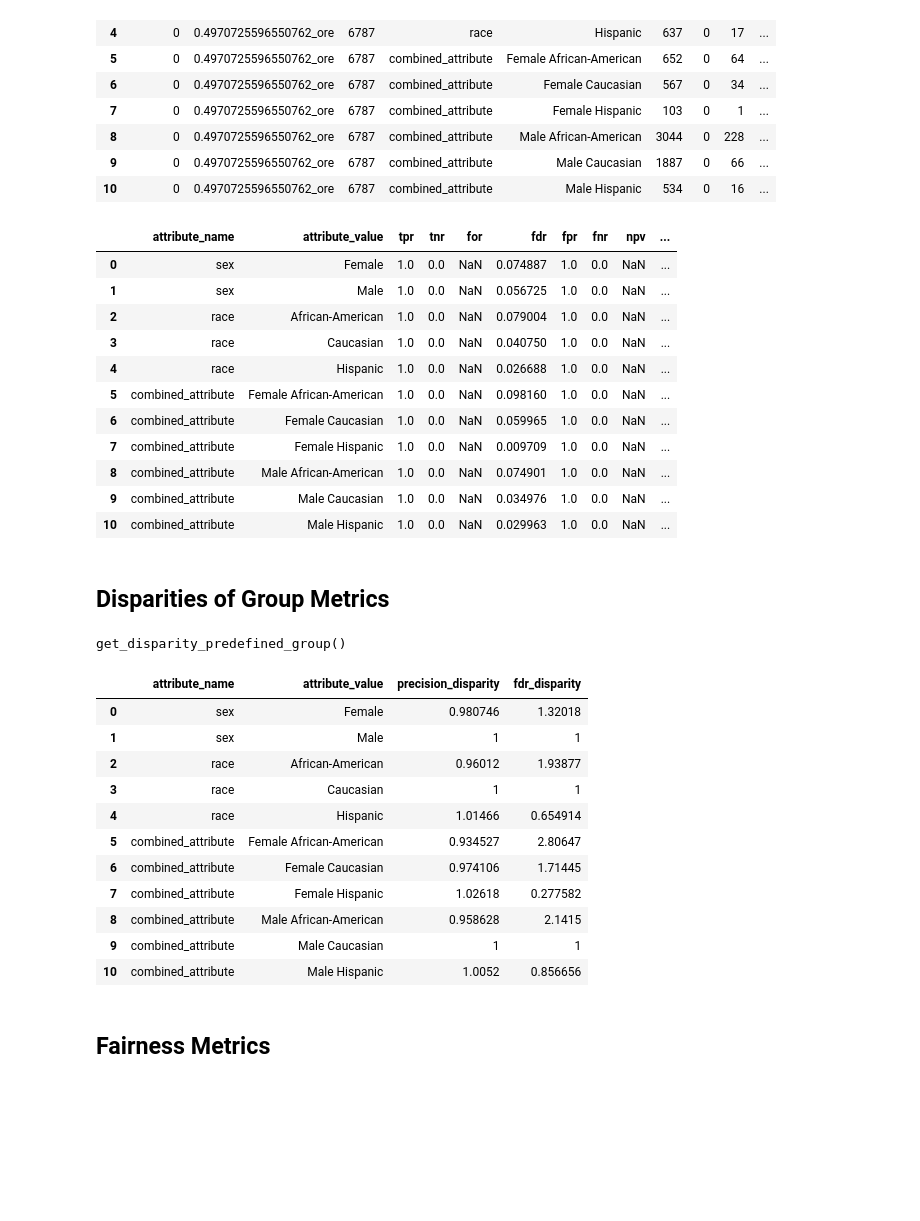
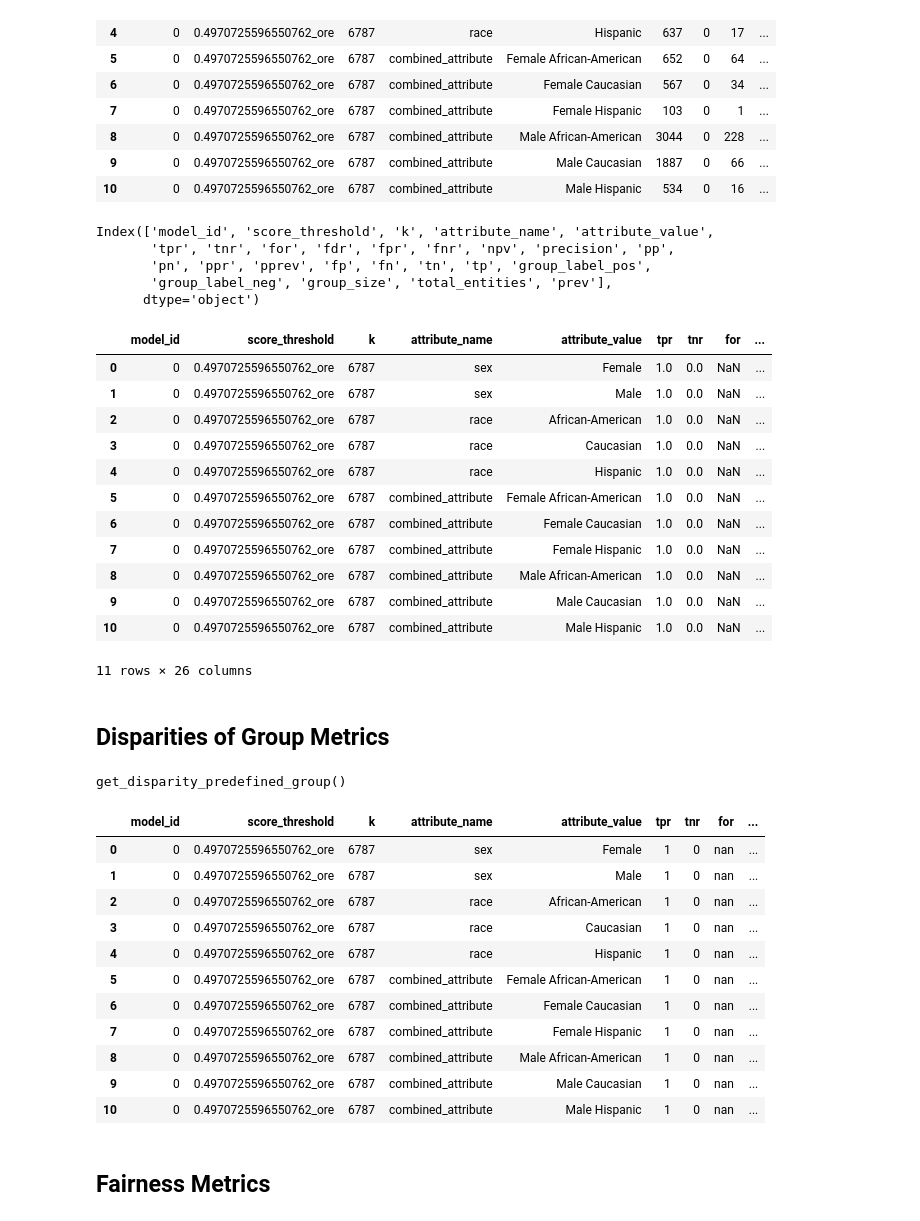
Before and after one commit to namsor/namsor-compass, a Jupyter notebook: 05_Data_Analysis_01_Fairness_Analysis_of_Gender_Endpoint.ipynb, the cells around one changed output. Drawn from its saved outputs; the diff is of its cells as text; code cells hidden in the pictures; blank space fills up the shorter version.

```diff
--- a/05_Data_Analysis_01_Fairness_Analysis_of_Gender_Endpoint.ipynb
+++ b/05_Data_Analysis_01_Fairness_Analysis_of_Gender_Endpoint.ipynb
@@ -103,21 +103,30 @@ def _color_red_or_green_or_orange(val): # https://stackoverflow.com/questions/28
         return 'color: %s' % color
     except:
         return 'color: black'
+# %%
+xtab.columns
+# %% [output]
+Index(['model_id', 'score_threshold', 'k', 'attribute_name', 'attribute_value',
+       'tpr', 'tnr', 'for', 'fdr', 'fpr', 'fnr', 'npv', 'precision', 'pp',
+       'pn', 'ppr', 'pprev', 'fp', 'fn', 'tn', 'tp', 'group_label_pos',
+       'group_label_neg', 'group_size', 'total_entities', 'prev'],
+      dtype='object')
 # %%
-xtab[['attribute_name', 'attribute_value'] + absolute_metrics]
+xtab #[['attribute_name', 'attribute_value'] + absolute_metrics]
 # %% [output]
-|  | attribute_name | attribute_value | tpr | tnr | for | fdr | fpr | fnr | npv | ... |
-| 0 | sex | Female | 1.0 | 0.0 | NaN | 0.074887 | 1.0 | 0.0 | NaN | ... |
-| 1 | sex | Male | 1.0 | 0.0 | NaN | 0.056725 | 1.0 | 0.0 | NaN | ... |
-| 2 | race | African-American | 1.0 | 0.0 | NaN | 0.079004 | 1.0 | 0.0 | NaN | ... |
-| 3 | race | Caucasian | 1.0 | 0.0 | NaN | 0.040750 | 1.0 | 0.0 | NaN | ... |
-| 4 | race | Hispanic | 1.0 | 0.0 | NaN | 0.026688 | 1.0 | 0.0 | NaN | ... |
-| 5 | combined_attribute | Female African-American | 1.0 | 0.0 | NaN | 0.098160 | 1.0 | 0.0 | NaN | ... |
-| 6 | combined_attribute | Female Caucasian | 1.0 | 0.0 | NaN | 0.059965 | 1.0 | 0.0 | NaN | ... |
-| 7 | combined_attribute | Female Hispanic | 1.0 | 0.0 | NaN | 0.009709 | 1.0 | 0.0 | NaN | ... |
-| 8 | combined_attribute | Male African-American | 1.0 | 0.0 | NaN | 0.074901 | 1.0 | 0.0 | NaN | ... |
-| 9 | combined_attribute | Male Caucasian | 1.0 | 0.0 | NaN | 0.034976 | 1.0 | 0.0 | NaN | ... |
-| 10 | combined_attribute | Male Hispanic | 1.0 | 0.0 | NaN | 0.029963 | 1.0 | 0.0 | NaN | ... |
+|  | model_id | score_threshold | k | attribute_name | attribute_value | tpr | tnr | for | ... |
+| 0 | 0 | 0.4970725596550762_ore | 6787 | sex | Female | 1.0 | 0.0 | NaN | ... |
+| 1 | 0 | 0.4970725596550762_ore | 6787 | sex | Male | 1.0 | 0.0 | NaN | ... |
+| 2 | 0 | 0.4970725596550762_ore | 6787 | race | African-American | 1.0 | 0.0 | NaN | ... |
+| 3 | 0 | 0.4970725596550762_ore | 6787 | race | Caucasian | 1.0 | 0.0 | NaN | ... |
+| 4 | 0 | 0.4970725596550762_ore | 6787 | race | Hispanic | 1.0 | 0.0 | NaN | ... |
+| 5 | 0 | 0.4970725596550762_ore | 6787 | combined_attribute | Female African-American | 1.0 | 0.0 | NaN | ... |
+| 6 | 0 | 0.4970725596550762_ore | 6787 | combined_attribute | Female Caucasian | 1.0 | 0.0 | NaN | ... |
+| 7 | 0 | 0.4970725596550762_ore | 6787 | combined_attribute | Female Hispanic | 1.0 | 0.0 | NaN | ... |
+| 8 | 0 | 0.4970725596550762_ore | 6787 | combined_attribute | Male African-American | 1.0 | 0.0 | NaN | ... |
+| 9 | 0 | 0.4970725596550762_ore | 6787 | combined_attribute | Male Caucasian | 1.0 | 0.0 | NaN | ... |
+| 10 | 0 | 0.4970725596550762_ore | 6787 | combined_attribute | Male Hispanic | 1.0 | 0.0 | NaN | ... |
+11 rows × 26 columns
 # %% [markdown]
 ## Disparities of Group Metrics
 # %%
@@ -129,21 +138,21 @@ bdf = b.get_disparity_predefined_groups(xtab, original_df=df,
 
 bdf_overview = bdf[["attribute_name", "attribute_value", "precision_disparity", "fdr_disparity"]]
 
-bdf_overview.style.applymap(_color_red_or_green_or_orange)
+bdf.style.applymap(_color_red_or_green_or_orange) #_overview
 # %% [output]
 get_disparity_predefined_group()
-|  | attribute_name | attribute_value | precision_disparity | fdr_disparity |
-| 0 | sex | Female | 0.980746 | 1.32018 |
-| 1 | sex | Male | 1 | 1 |
-| 2 | race | African-American | 0.96012 | 1.93877 |
-| 3 | race | Caucasian | 1 | 1 |
-| 4 | race | Hispanic | 1.01466 | 0.654914 |
-| 5 | combined_attribute | Female African-American | 0.934527 | 2.80647 |
-| 6 | combined_attribute | Female Caucasian | 0.974106 | 1.71445 |
-| 7 | combined_attribute | Female Hispanic | 1.02618 | 0.277582 |
-| 8 | combined_attribute | Male African-American | 0.958628 | 2.1415 |
-| 9 | combined_attribute | Male Caucasian | 1 | 1 |
-| 10 | combined_attribute | Male Hispanic | 1.0052 | 0.856656 |
+|  | model_id | score_threshold | k | attribute_name | attribute_value | tpr | tnr | for | ... |
+| 0 | 0 | 0.4970725596550762_ore | 6787 | sex | Female | 1 | 0 | nan | ... |
+| 1 | 0 | 0.4970725596550762_ore | 6787 | sex | Male | 1 | 0 | nan | ... |
+| 2 | 0 | 0.4970725596550762_ore | 6787 | race | African-American | 1 | 0 | nan | ... |
+| 3 | 0 | 0.4970725596550762_ore | 6787 | race | Caucasian | 1 | 0 | nan | ... |
+| 4 | 0 | 0.4970725596550762_ore | 6787 | race | Hispanic | 1 | 0 | nan | ... |
+| 5 | 0 | 0.4970725596550762_ore | 6787 | combined_attribute | Female African-American | 1 | 0 | nan | ... |
+| 6 | 0 | 0.4970725596550762_ore | 6787 | combined_attribute | Female Caucasian | 1 | 0 | nan | ... |
+| 7 | 0 | 0.4970725596550762_ore | 6787 | combined_attribute | Female Hispanic | 1 | 0 | nan | ... |
+| 8 | 0 | 0.4970725596550762_ore | 6787 | combined_attribute | Male African-American | 1 | 0 | nan | ... |
+| 9 | 0 | 0.4970725596550762_ore | 6787 | combined_attribute | Male Caucasian | 1 | 0 | nan | ... |
+| 10 | 0 | 0.4970725596550762_ore | 6787 | combined_attribute | Male Hispanic | 1 | 0 | nan | ... |
 # %% [markdown]
 ## Fairness Metrics
 # %%
```
Also changed, not shown: parts of 3 cells of this notebook, 7 other files.
